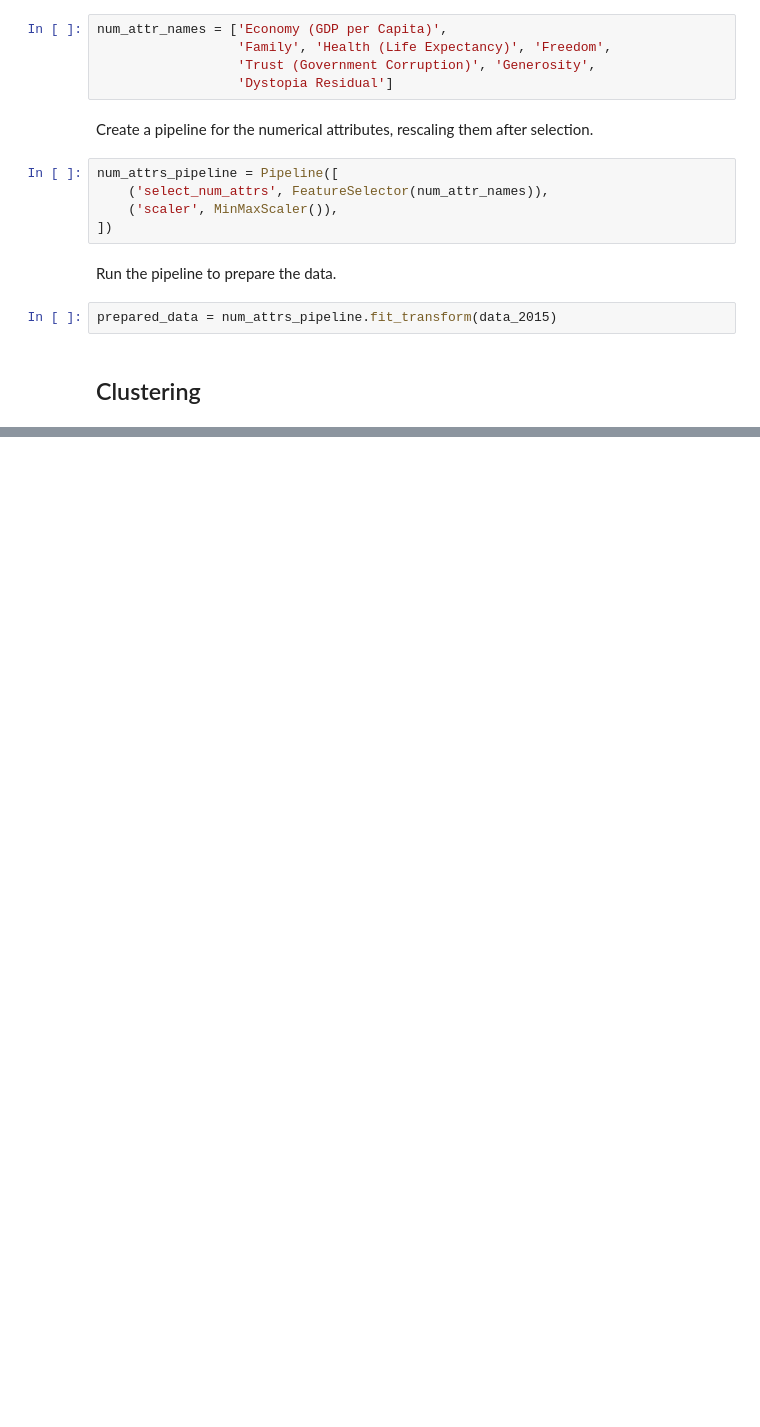
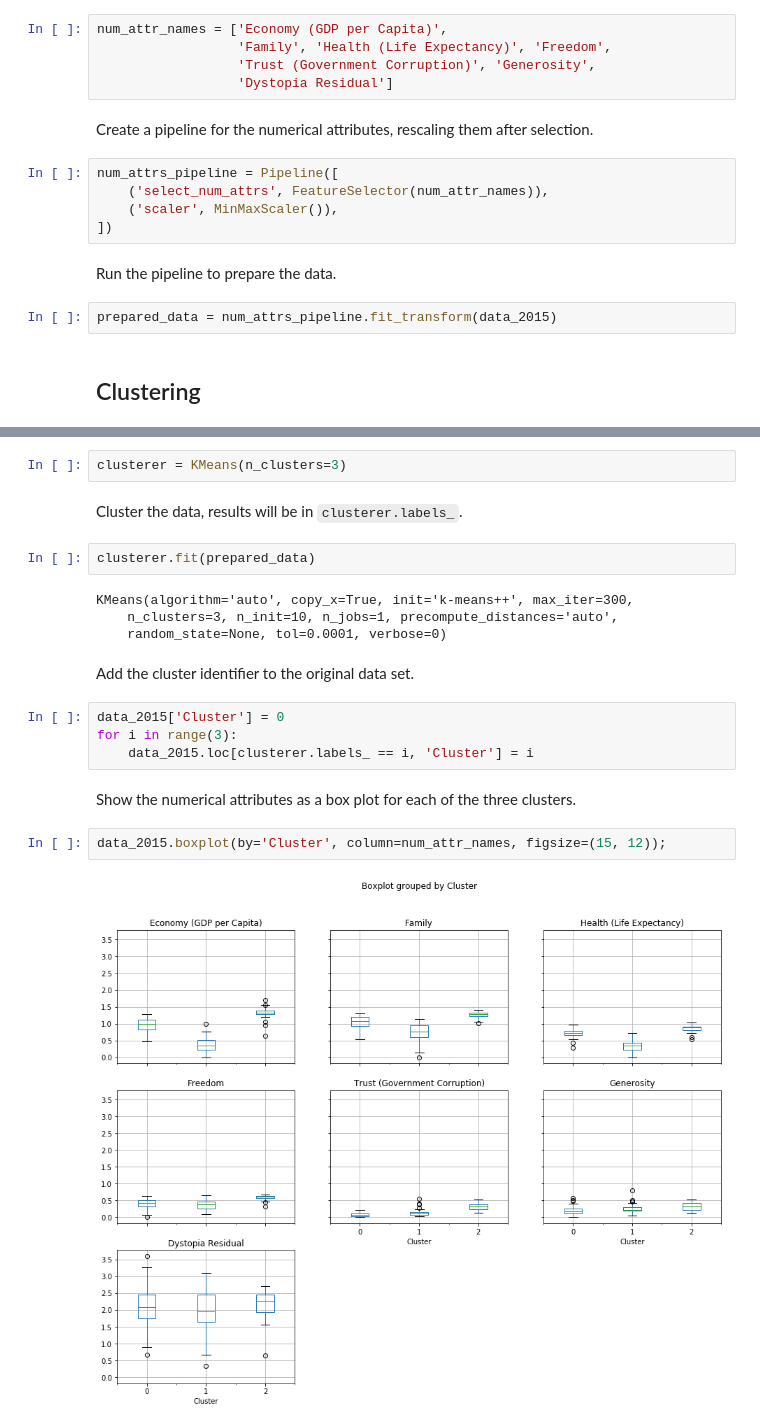
Before and after one commit to gjbex/training-material, a Jupyter notebook: Python/ScikitLearn/cluster_countries.ipynb, the cells around one changed output, grey strips where cells are left out. Saved outputs shown, nothing was run; the diff lists cells and outputs as text; blank space fills up the shorter version.

Commit message:
Added clustering results slides

```diff
--- a/Python/ScikitLearn/cluster_countries.ipynb
+++ b/Python/ScikitLearn/cluster_countries.ipynb
@@ -85,0 +67,22 @@ kneighbors_graph(X, n_neighbors, mode='connectivity', metric='minkowski', p=2, m
+# %%
+clusterer = KMeans(n_clusters=3)
+# %% [markdown]
+Cluster the data, results will be in `clusterer.labels_`.
+# %%
+clusterer.fit(prepared_data)
+# %% [output]
+KMeans(algorithm='auto', copy_x=True, init='k-means++', max_iter=300,
+    n_clusters=3, n_init=10, n_jobs=1, precompute_distances='auto',
+    random_state=None, tol=0.0001, verbose=0)
+# %% [markdown]
+Add the cluster identifier to the original data set.
+# %%
+data_2015['Cluster'] = 0
+for i in range(3):
+    data_2015.loc[clusterer.labels_ == i, 'Cluster'] = i
+# %% [markdown]
+Show the numerical attributes as a box plot for each of the three clusters.
+# %%
+data_2015.boxplot(by='Cluster', column=num_attr_names, figsize=(15, 12));
+# %% [output]
+[figure, added]
```
Also changed, not shown: parts of 7 cells of this notebook.
